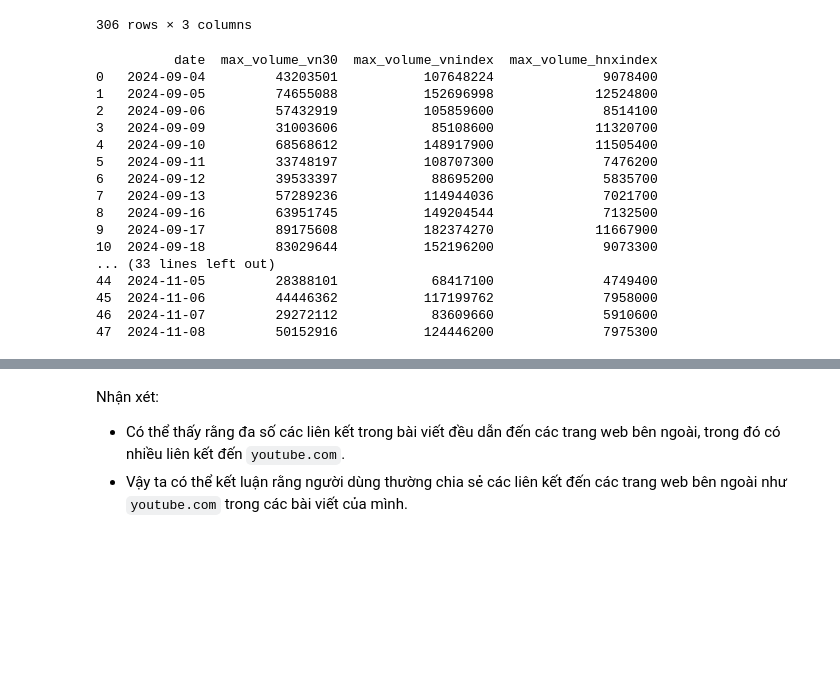
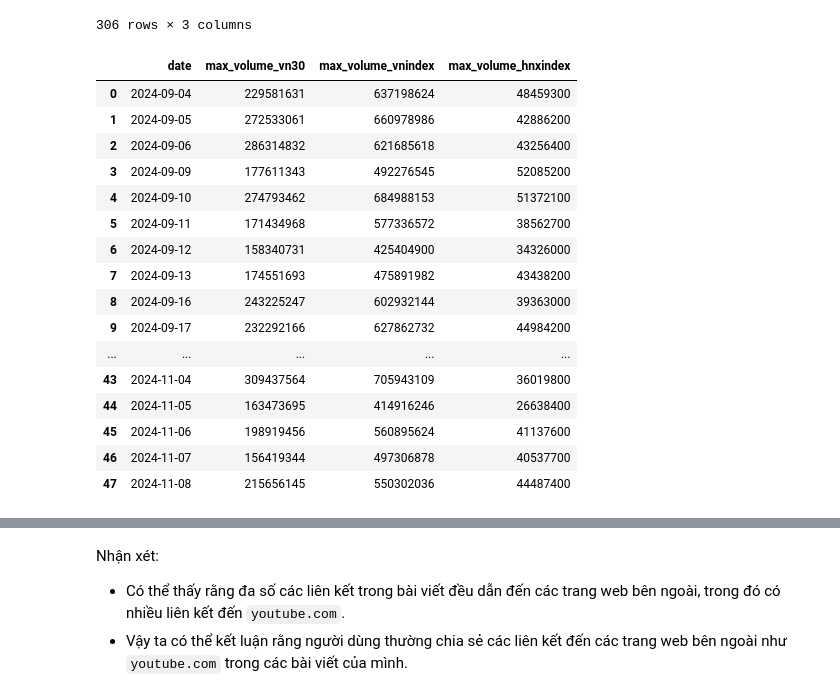
Before and after one commit to Legend0fHell/ait2006-data-processing-final, a Jupyter notebook: article_analyze.ipynb, the cells around one changed output, grey strips where cells are left out. Cells and saved outputs as stored; diff of their text form; code cells hidden in the pictures; blank space fills up the shorter version.

```diff
--- a/article_analyze.ipynb
+++ b/article_analyze.ipynb
@@ -268,37 +268,37 @@ hnxindex_prices['time'] = pd.to_datetime(hnxindex_prices['time'], format='%Y-%m-
 vnindex_prices['time'] = pd.to_datetime(vnindex_prices['time'], format='%Y-%m-%d %H:%M:%S')
 # %%
 # Tạo dataframe mới chứa ngày và giá trị lớn nhất của volume của VN30, VNINDEX, HNXINDEX
-max_volume_by_date_vn30 = vn30_prices.groupby(vn30_prices['time'].dt.date)['volume'].max().reset_index()
-max_volume_by_date_vnindex = vnindex_prices.groupby(vnindex_prices['time'].dt.date)['volume'].max().reset_index()
-max_volume_by_date_hnxindex = hnxindex_prices.groupby(hnxindex_prices['time'].dt.date)['volume'].max().reset_index()
+total_volume_by_date_vn30 = vn30_prices.groupby(vn30_prices['time'].dt.date)['volume'].sum().reset_index()
+total_volume_by_date_vnindex = vnindex_prices.groupby(vnindex_prices['time'].dt.date)['volume'].sum().reset_index()
+total_volume_by_date_hnxindex = hnxindex_prices.groupby(hnxindex_prices['time'].dt.date)['volume'].sum().reset_index()
 
 # Đổi tên các cột cho dễ hiểu
-max_volume_by_date_vn30.columns = ['date', 'max_volume_vn30']
-max_volume_by_date_vnindex.columns = ['date', 'max_volume_vnindex']
-max_volume_by_date_hnxindex.columns = ['date', 'max_volume_hnxindex']
+total_volume_by_date_vn30.columns = ['date', 'max_volume_vn30']
+total_volume_by_date_vnindex.columns = ['date', 'max_volume_vnindex']
+total_volume_by_date_hnxindex.columns = ['date', 'max_volume_hnxindex']
 
 # Gộp các dataframe lại với nhau
-max_volume_by_date_all = max_volume_by_date_vn30.merge(max_volume_by_date_vnindex, on='date').merge(max_volume_by_date_hnxindex, on='date')
+total_volume_by_date_all = total_volume_by_date_vn30.merge(total_volume_by_date_vnindex, on='date').merge(total_volume_by_date_hnxindex, on='date')
 
-print(max_volume_by_date_all)
+total_volume_by_date_all
 # %% [output]
-          date  max_volume_vn30  max_volume_vnindex  max_volume_hnxindex
-0   2024-09-04         43203501           107648224              9078400
-1   2024-09-05         74655088           152696998             12524800
-2   2024-09-06         57432919           105859600              8514100
-3   2024-09-09         31003606            85108600             11320700
-4   2024-09-10         68568612           148917900             11505400
-5   2024-09-11         33748197           108707300              7476200
-6   2024-09-12         39533397            88695200              5835700
-7   2024-09-13         57289236           114944036              7021700
-8   2024-09-16         63951745           149204544              7132500
-9   2024-09-17         89175608           182374270             11667900
-10  2024-09-18         83029644           152196200              9073300
-... (33 lines left out)
-44  2024-11-05         28388101            68417100              4749400
-45  2024-11-06         44446362           117199762              7958000
-46  2024-11-07         29272112            83609660              5910600
-47  2024-11-08         50152916           124446200              7975300
+|  | date | max_volume_vn30 | max_volume_vnindex | max_volume_hnxindex |
+| 0 | 2024-09-04 | 229581631 | 637198624 | 48459300 |
+| 1 | 2024-09-05 | 272533061 | 660978986 | 42886200 |
+| 2 | 2024-09-06 | 286314832 | 621685618 | 43256400 |
+| 3 | 2024-09-09 | 177611343 | 492276545 | 52085200 |
+| 4 | 2024-09-10 | 274793462 | 684988153 | 51372100 |
+| 5 | 2024-09-11 | 171434968 | 577336572 | 38562700 |
+| 6 | 2024-09-12 | 158340731 | 425404900 | 34326000 |
+| 7 | 2024-09-13 | 174551693 | 475891982 | 43438200 |
+| 8 | 2024-09-16 | 243225247 | 602932144 | 39363000 |
+| 9 | 2024-09-17 | 232292166 | 627862732 | 44984200 |
+| ... | ... | ... | ... | ... |
+| 43 | 2024-11-04 | 309437564 | 705943109 | 36019800 |
+| 44 | 2024-11-05 | 163473695 | 414916246 | 26638400 |
+| 45 | 2024-11-06 | 198919456 | 560895624 | 41137600 |
+| 46 | 2024-11-07 | 156419344 | 497306878 | 40537700 |
+| 47 | 2024-11-08 | 215656145 | 550302036 | 44487400 |
 # %%
 # Tạo column chart thể hiện max_volume_by_date của thị trường VNINDEX, VN30, HNXINDEX theo ngày
 plt.figure(figsize=(12, 8))
```
Also changed, not shown: parts of 16 cells of this notebook.
